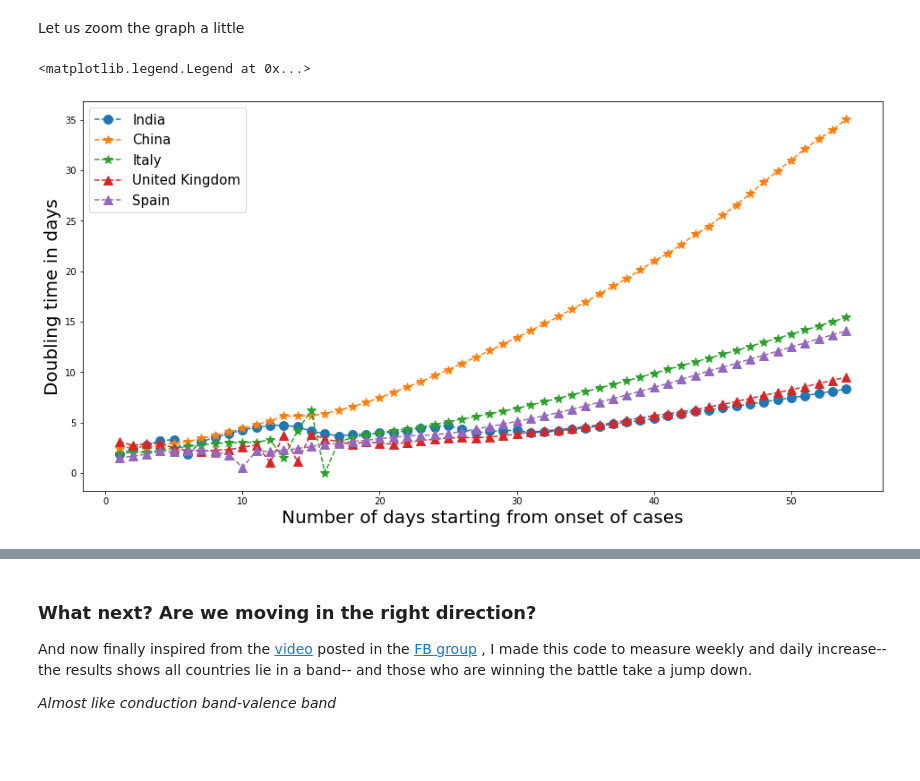
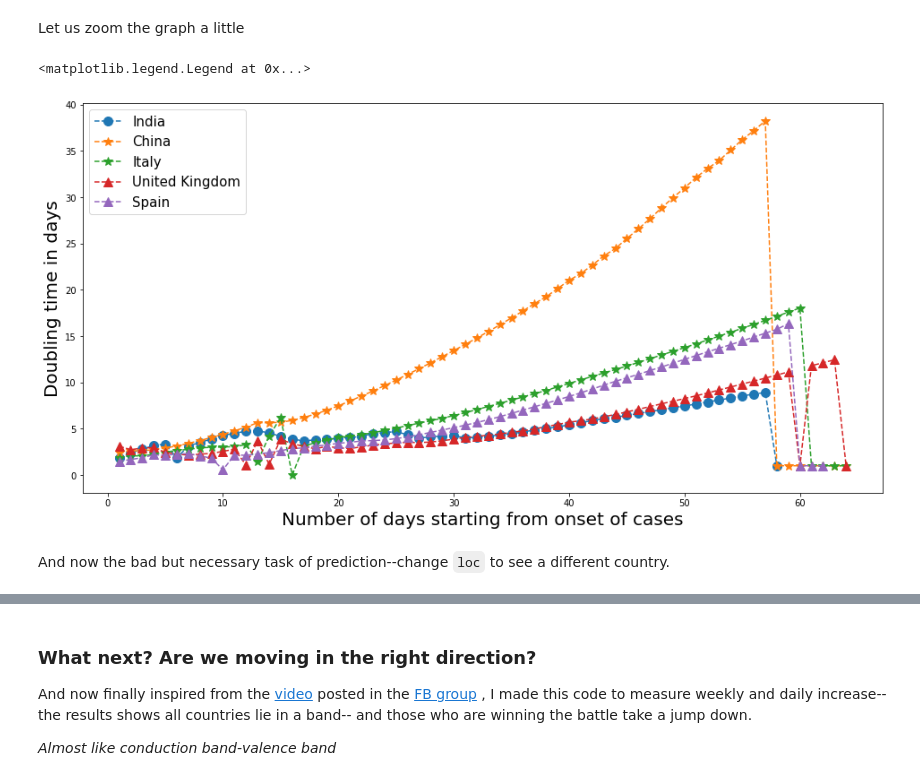
Before and after one commit to amita-kapoor/COVID-2020, a Jupyter notebook: Prediction_Covid_19_WorldWide.ipynb, the cells around one changed output, grey strips where cells are left out. Drawn from its saved outputs; the diff is of its cells as text; code cells hidden in the pictures; blank space fills up the shorter version.

```diff
--- a/Prediction_Covid_19_WorldWide.ipynb
+++ b/Prediction_Covid_19_WorldWide.ipynb
@@ -44,7 +41,7 @@ def daterange(date1, date2):
         yield date1 + timedelta(n)
 
 start_dt = date(2020, 1, 22)
-end_dt = date(2020, 4, 30)
+end_dt = date(2020, 5, 4)
 dates = []
 for dt in daterange(start_dt, end_dt):
     dates.append(dt.strftime("%m-%d-%Y"))
@@ -296,6 +264,6 @@ for Country in tqdm(Countries):
   List.append(prediction_country_summary(Country, df1))
 # %%
 df_summary = pd.DataFrame(List, columns = ["Country", "First_Case", "Total_Confirmed_Today", "Active","Deceased_Percent",\
-                                          "Recovered_Percent","First_Coeff", "Doubling_time_in_days","Latitude", "Longitude"])
+                                          "Recovered_Percent","Latitude", "Longitude"])
 df_summary.head()
 # %% [output]
@@ -384,7 +314,7 @@ Investigating how the doubling time is changing gives an idea how good or bad a
 * A decreasing doubling time-- well danger zone ahead.  Do something fast
 # %%
 from scipy.optimize import curve_fit
-def prediction_country2(Country, df1, plot=True,predict=False):
+def prediction_country2(Country, df1, plot=True):
   df_final = df1.copy()
   df_country = df_final.loc[Country]
   df_country.reset_index(inplace=True)
@@ -406,7 +336,8 @@ def prediction_country2(Country, df1, plot=True,predict=False):
       popt, pcov = curve_fit(func,xdata=xdata,ydata=ydata)
     except:
       popt = np.array([0,0])
-    list_coeff.append(popt[1])
+    list_coeff.append(popt)
+
   if plot:
     fig,(ax1) = plt.subplots(nrows=1,ncols=1,figsize=(8,8))
     perc = np.diff(ydata) / ydata[:-1]
@@ -418,19 +349,6 @@ def prediction_country2(Country, df1, plot=True,predict=False):
     ax1.plot(xdata,yfit,'-',label=f'Exponential fit {round(popt[0],1)}*2^(t/{round(popt[1],1)}), \n doubling time = {round(popt[1],1)} days')
     ax1.legend(fontsize=15)
     plt.show()
-  if predict:
-    x_new = [range(60)]
-    predict_result = np.asarray([func(i, popt[0],popt[1]) for i in x_new])
-    fig,(ax1) = plt.subplots(nrows=1,ncols=1,figsize=(8,8))
-    perc = np.diff(ydata) / ydata[:-1]
-    yfit = predict_result
-    #perc_fit = np.diff(yfit) / yfit[:-1]
-    ax1.set_ylabel('Total infected in '+ Country,fontsize=20)
-    #ax1.set_yscale('log')
-    ax1.plot(df_country['Confirmed'],'--o',ms=10,label='Real Data')
-    ax1.plot(yfit,'-',label=f'Exponential fit')
-    ax1.legend(fontsize=15)
-    plt.show()
 
   return list_coeff
 # %%
@@ -488 +386,12 @@ Name: India, dtype: float64
+# %%
+def get_country_double(df,country):
+  df_coeff2 = df[country].str[-1]
+  df_coeff1 = df[country].str[0]
+  df_coeff2.dropna(inplace=True)
+  df_coeff1.dropna(inplace=True)
+  df_coeff2 = df_coeff2.astype(str).astype(float)
+  df_coeff1 = df_coeff1.astype(str).astype(float)
+  df_double = pd.concat([df_coeff1, df_coeff2], axis=1, join='outer')
+  df_double.columns = ['Coeff1','Doubling Time in Days']
+  return df_double
 # %%
@@ -534,20 +417,22 @@ ax1.legend(fontsize=15)
 # %% [markdown]
 Let us zoom the graph a little
 # %%
-num = 54
+num = 64
 fig,(ax1) = plt.subplots(nrows=1,ncols=1,figsize=(16,8))
 ax1.set_ylabel('Doubling time in days',fontsize=20)
 ax1.set_xlabel('Number of days starting from onset of cases',fontsize=20)
-ax1.plot(df_combines['India'],'--o',ms=10,label='India')
-ax1.plot(df_combines['China'].iloc[:num],'--*',ms=10,label='China')
+ax1.plot(get_country_double(df_combines,"India")['Doubling Time in Days'],'--o',ms=10,label='India')
+ax1.plot(get_country_double(df_combines,"China")['Doubling Time in Days'].iloc[:num],'--*',ms=10,label='China')
 #ax1.plot(df_combines['Germany'].iloc[:num],'--*',ms=10,label='Germany')
-ax1.plot(df_combines['Italy'].iloc[:num],'--*',ms=10,label='Italy')
+ax1.plot(get_country_double(df_combines,"Italy")['Doubling Time in Days'].iloc[:num],'--*',ms=10,label='Italy')
 #ax1.plot(df_combines['Iran'].iloc[:num],'--^',ms=10,label='Iran')
-ax1.plot(df_combines['United Kingdom'].iloc[:num],'--^',ms=10,label='United Kingdom')
-ax1.plot(df_combines['Spain'].iloc[:num],'--^',ms=10,label='Spain')
+ax1.plot(get_country_double(df_combines,"United Kingdom")['Doubling Time in Days'].iloc[:num],'--^',ms=10,label='United Kingdom')
+ax1.plot(get_country_double(df_combines,"Spain")['Doubling Time in Days'].iloc[:num],'--^',ms=10,label='Spain')
 #ax1.plot(df_combines['United States of America'].iloc[:num],'--^',ms=10,label='United States of America')
 ax1.legend(fontsize=15)
 #plt.show()
 # %% [output]
 <matplotlib.legend.Legend at 0x...>
-[figure, old version]
+[figure, new version]
+# %% [markdown]
+And now the bad but necessary task of prediction--change `loc` to see a different country.
```
Also changed, not shown: parts of 28 cells of this notebook.
